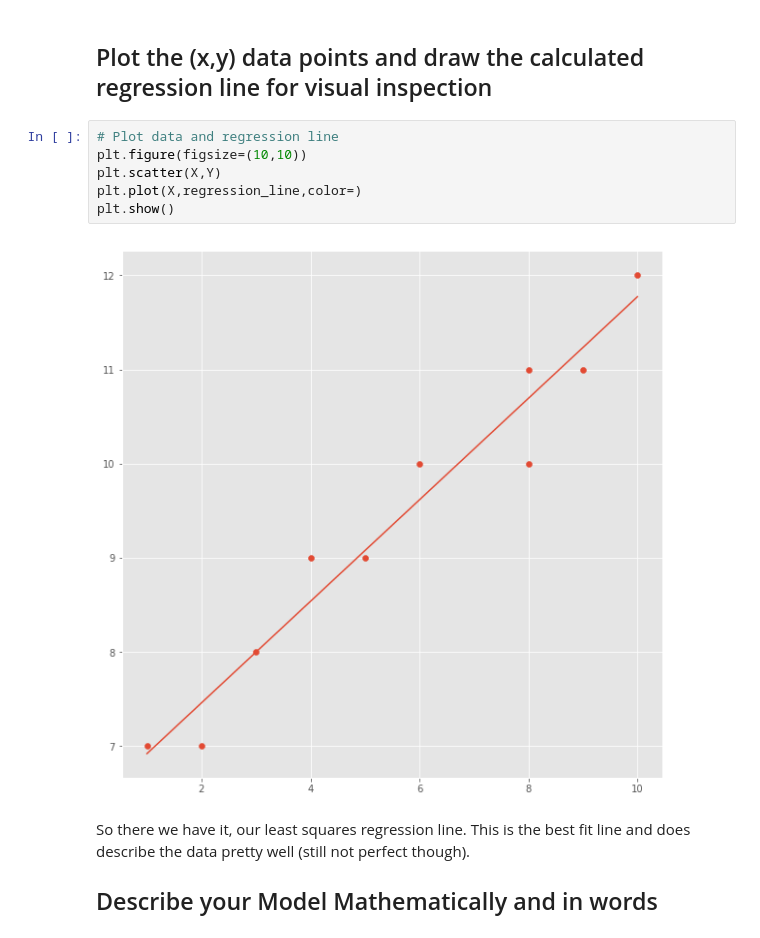
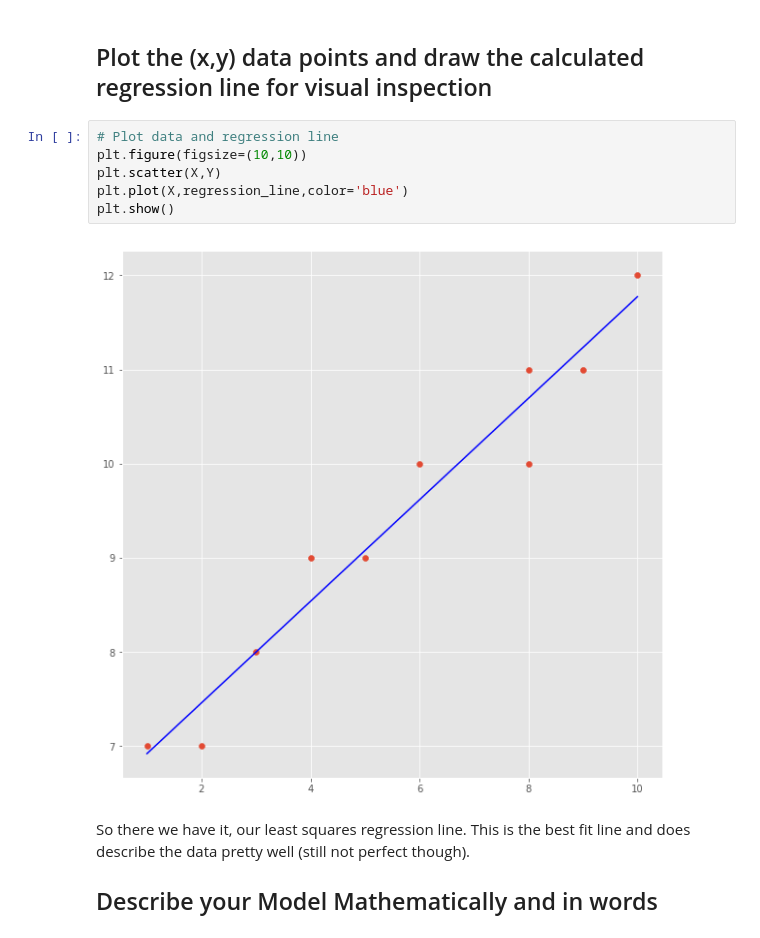
Before and after one commit to j-asonwang/dsc-0-10-07-simple-linear-regression-lab-nyc-ds-career-012819, a Jupyter notebook: index.ipynb, the cells around one changed output. Drawn from its saved outputs; the diff is of its cells as text.

```diff
--- a/index.ipynb
+++ b/index.ipynb
@@ -121,11 +121,11 @@ regression_line = reg_line(m,b,X)
 # %%
 # Plot data and regression line
 plt.figure(figsize=(10,10))
 plt.scatter(X,Y)
-plt.plot(X,regression_line,color=)
+plt.plot(X,regression_line,color='blue')
 plt.show()
 # %% [output]
-[figure, old version]
+[figure, new version]
 # %% [markdown]
 So there we have it, our least squares regression line. This is the best fit line and does describe the data pretty well (still not perfect though).
 
```
